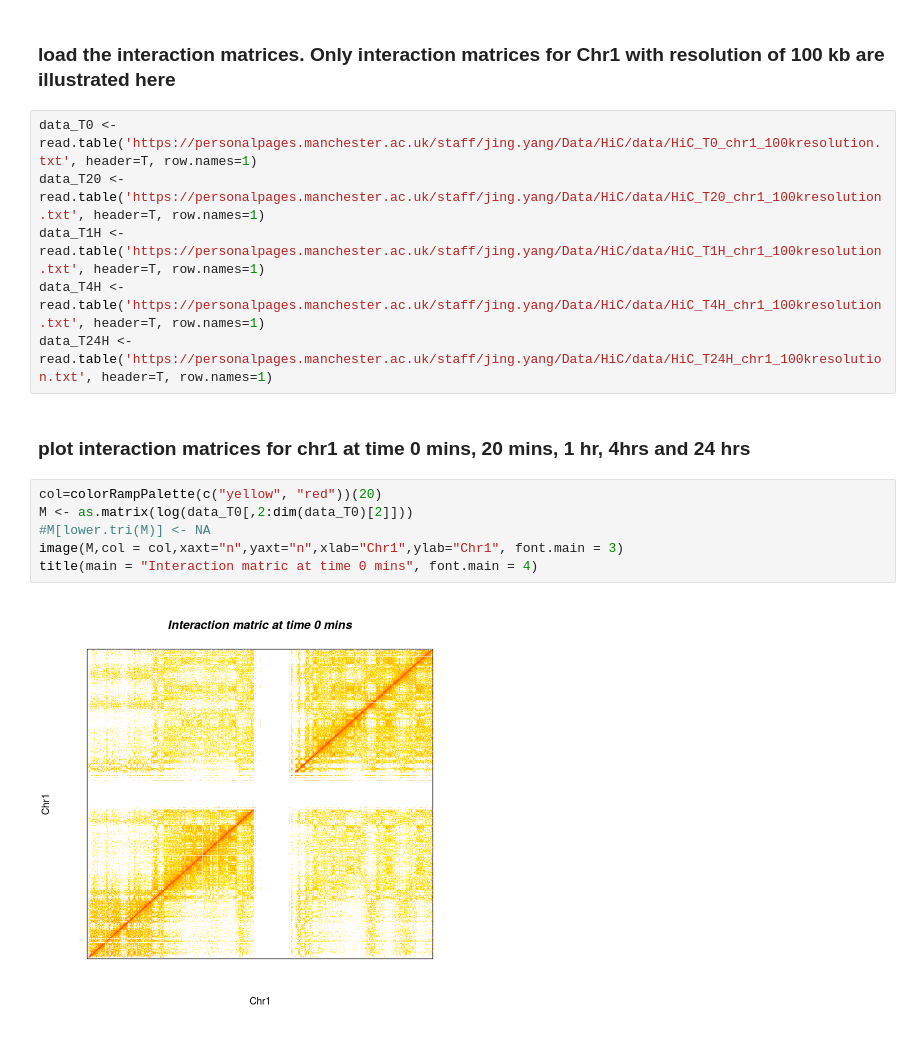
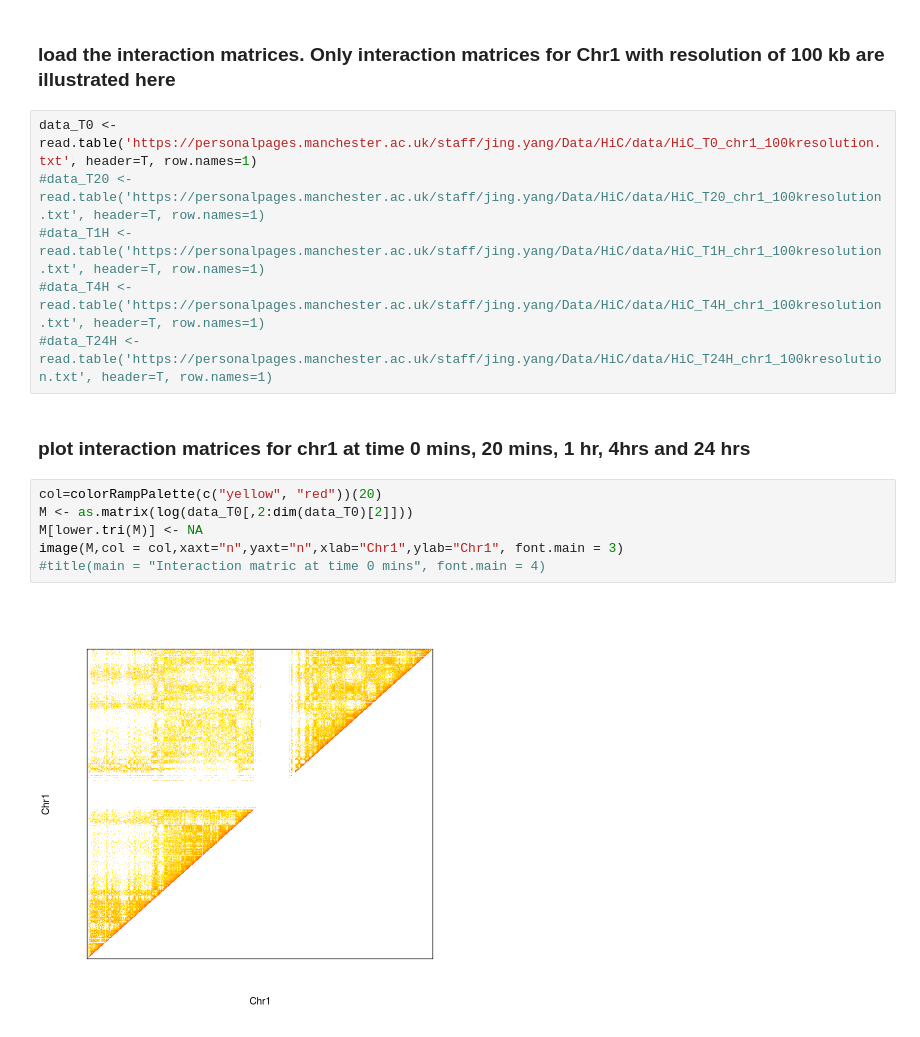
Before and after one commit to ManchesterBioinference/IntegratingATAC-RNA-HiC, a Jupyter notebook: HiC/HiC_interaction_matrices.ipynb, the cells around one changed output. Cells and saved outputs as stored; diff of their text form.

```diff
--- a/HiC/HiC_interaction_matrices.ipynb
+++ b/HiC/HiC_interaction_matrices.ipynb
@@ -14,17 +14,17 @@ library(ggplot2)
 ### load the interaction matrices. Only interaction matrices for Chr1 with resolution of 100 kb are illustrated here
 # %%
 data_T0 <- read.table('https://personalpages.manchester.ac.uk/staff/jing.yang/Data/HiC/data/HiC_T0_chr1_100kresolution.txt', header=T, row.names=1)
-data_T20 <- read.table('https://personalpages.manchester.ac.uk/staff/jing.yang/Data/HiC/data/HiC_T20_chr1_100kresolution.txt', header=T, row.names=1)
-data_T1H <- read.table('https://personalpages.manchester.ac.uk/staff/jing.yang/Data/HiC/data/HiC_T1H_chr1_100kresolution.txt', header=T, row.names=1)
-data_T4H <- read.table('https://personalpages.manchester.ac.uk/staff/jing.yang/Data/HiC/data/HiC_T4H_chr1_100kresolution.txt', header=T, row.names=1)
-data_T24H <- read.table('https://personalpages.manchester.ac.uk/staff/jing.yang/Data/HiC/data/HiC_T24H_chr1_100kresolution.txt', header=T, row.names=1)
+#data_T20 <- read.table('https://personalpages.manchester.ac.uk/staff/jing.yang/Data/HiC/data/HiC_T20_chr1_100kresolution.txt', header=T, row.names=1)
+#data_T1H <- read.table('https://personalpages.manchester.ac.uk/staff/jing.yang/Data/HiC/data/HiC_T1H_chr1_100kresolution.txt', header=T, row.names=1)
+#data_T4H <- read.table('https://personalpages.manchester.ac.uk/staff/jing.yang/Data/HiC/data/HiC_T4H_chr1_100kresolution.txt', header=T, row.names=1)
+#data_T24H <- read.table('https://personalpages.manchester.ac.uk/staff/jing.yang/Data/HiC/data/HiC_T24H_chr1_100kresolution.txt', header=T, row.names=1)
 # %% [markdown]
 ### plot interaction matrices for chr1 at time 0 mins, 20 mins, 1 hr, 4hrs and 24 hrs
 # %%
 col=colorRampPalette(c("yellow", "red"))(20)
 M <- as.matrix(log(data_T0[,2:dim(data_T0)[2]]))
-#M[lower.tri(M)] <- NA
+M[lower.tri(M)] <- NA
 image(M,col = col,xaxt="n",yaxt="n",xlab="Chr1",ylab="Chr1", font.main = 3)
-title(main = "Interaction matric at time 0 mins", font.main = 4)
+#title(main = "Interaction matric at time 0 mins", font.main = 4)
 # %% [output]
-[figure, old version]
+[figure, new version]
```
Also changed, not shown: parts of 8 cells of this notebook, 25 other files.
